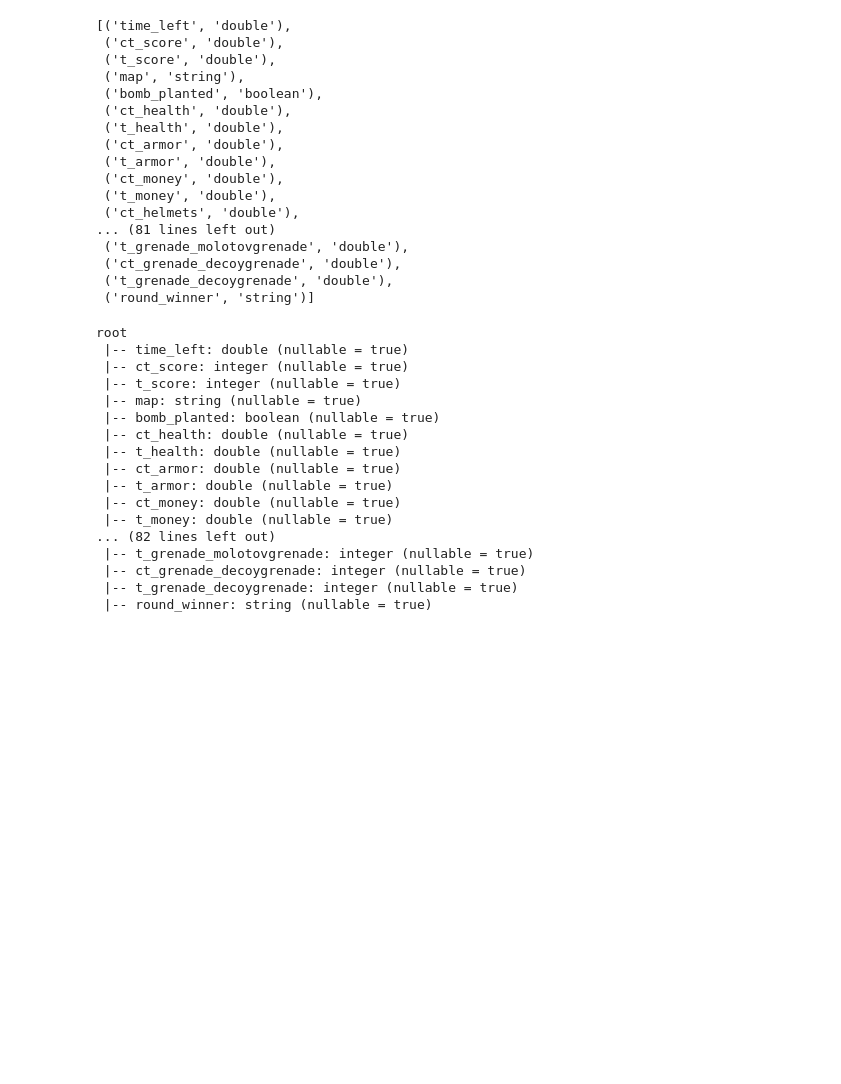
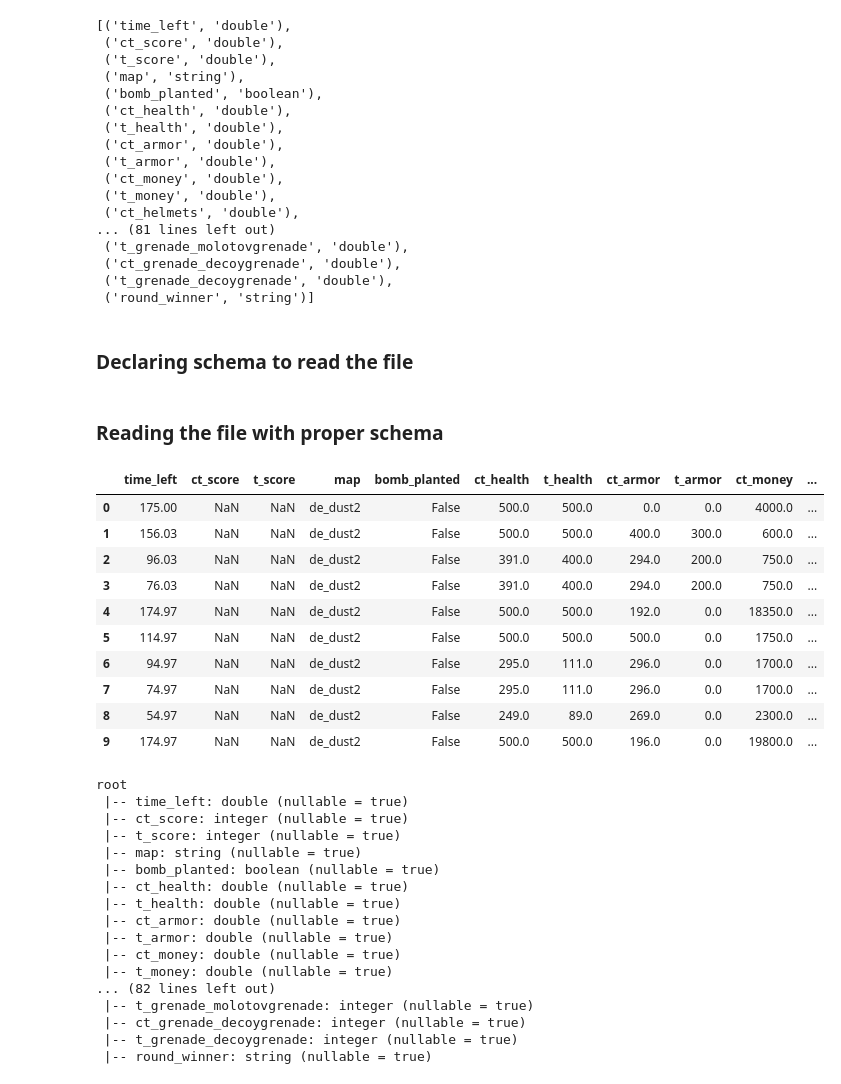
Before and after one commit to aurelixv/spark, a Jupyter notebook: notebooks/spark-learning.ipynb, the cells around one changed output. Drawn from its saved outputs; the diff is of its cells as text; code cells hidden in the pictures; blank space fills up the shorter version.

```diff
--- a/notebooks/spark-learning.ipynb
+++ b/notebooks/spark-learning.ipynb
@@ -100,6 +100,8 @@ csgo.dtypes
  ('ct_grenade_decoygrenade', 'double'),
  ('t_grenade_decoygrenade', 'double'),
  ('round_winner', 'string')]
+# %% [markdown]
+### Declaring schema to read the file
 # %%
 schema = StructType([
     StructField('time_left', DoubleType()),
@@ -200,6 +202,8 @@ schema = StructType([
     StructField('t_grenade_decoygrenade', IntegerType()),
     StructField('round_winner', StringType())
 ])
+# %% [markdown]
+### Reading the file with proper schema
 # %%
 path = '/home/jovyan/data/'
 csgo = spark \
@@ -208,6 +212,20 @@ csgo = spark \
         sep=',',
         schema=schema,
         header=True)
+# %%
+csgo.limit(10).toPandas()
+# %% [output]
+|  | time_left | ct_score | t_score | map | bomb_planted | ct_health | t_health | ct_armor | t_armor | ct_money | ... |
+| 0 | 175.00 | NaN | NaN | de_dust2 | False | 500.0 | 500.0 | 0.0 | 0.0 | 4000.0 | ... |
+| 1 | 156.03 | NaN | NaN | de_dust2 | False | 500.0 | 500.0 | 400.0 | 300.0 | 600.0 | ... |
+| 2 | 96.03 | NaN | NaN | de_dust2 | False | 391.0 | 400.0 | 294.0 | 200.0 | 750.0 | ... |
+| 3 | 76.03 | NaN | NaN | de_dust2 | False | 391.0 | 400.0 | 294.0 | 200.0 | 750.0 | ... |
+| 4 | 174.97 | NaN | NaN | de_dust2 | False | 500.0 | 500.0 | 192.0 | 0.0 | 18350.0 | ... |
+| 5 | 114.97 | NaN | NaN | de_dust2 | False | 500.0 | 500.0 | 500.0 | 0.0 | 1750.0 | ... |
+| 6 | 94.97 | NaN | NaN | de_dust2 | False | 295.0 | 111.0 | 296.0 | 0.0 | 1700.0 | ... |
+| 7 | 74.97 | NaN | NaN | de_dust2 | False | 295.0 | 111.0 | 296.0 | 0.0 | 1700.0 | ... |
+| 8 | 54.97 | NaN | NaN | de_dust2 | False | 249.0 | 89.0 | 269.0 | 0.0 | 2300.0 | ... |
+| 9 | 174.97 | NaN | NaN | de_dust2 | False | 500.0 | 500.0 | 196.0 | 0.0 | 19800.0 | ... |
 # %%
 csgo.printSchema()
 # %% [output]
```
